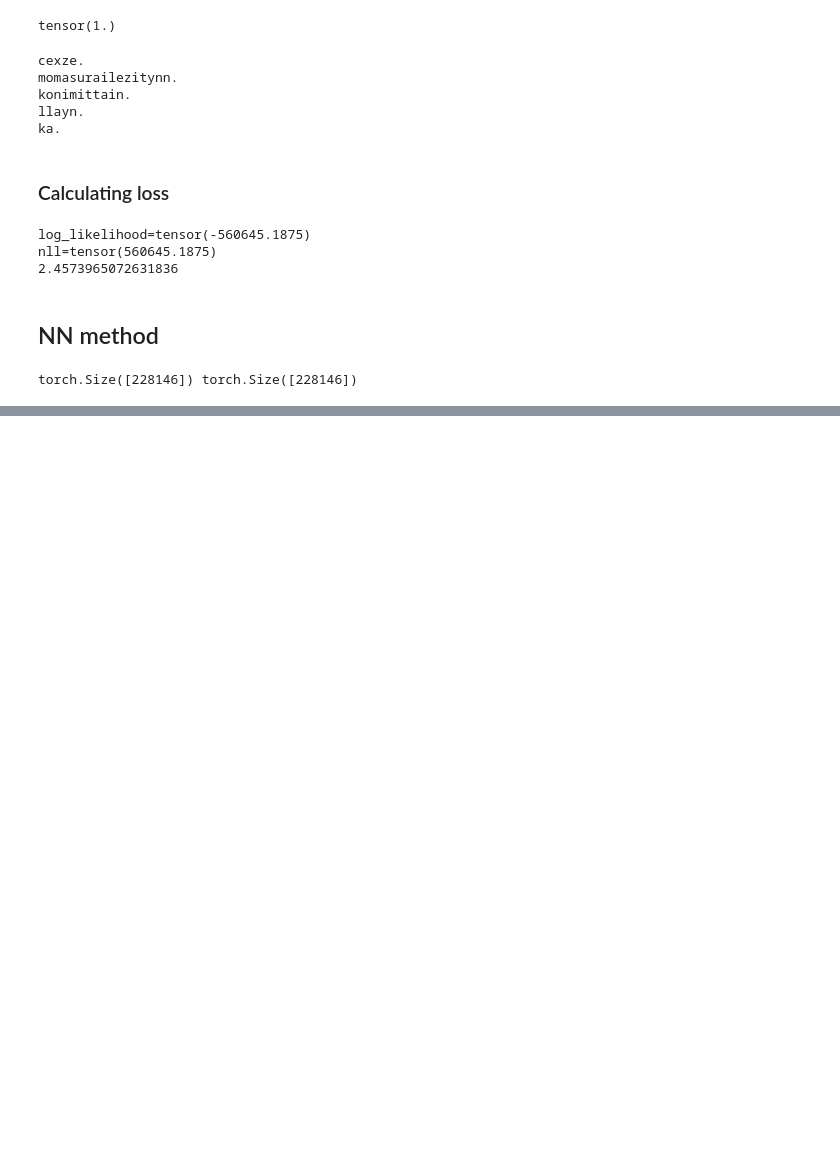
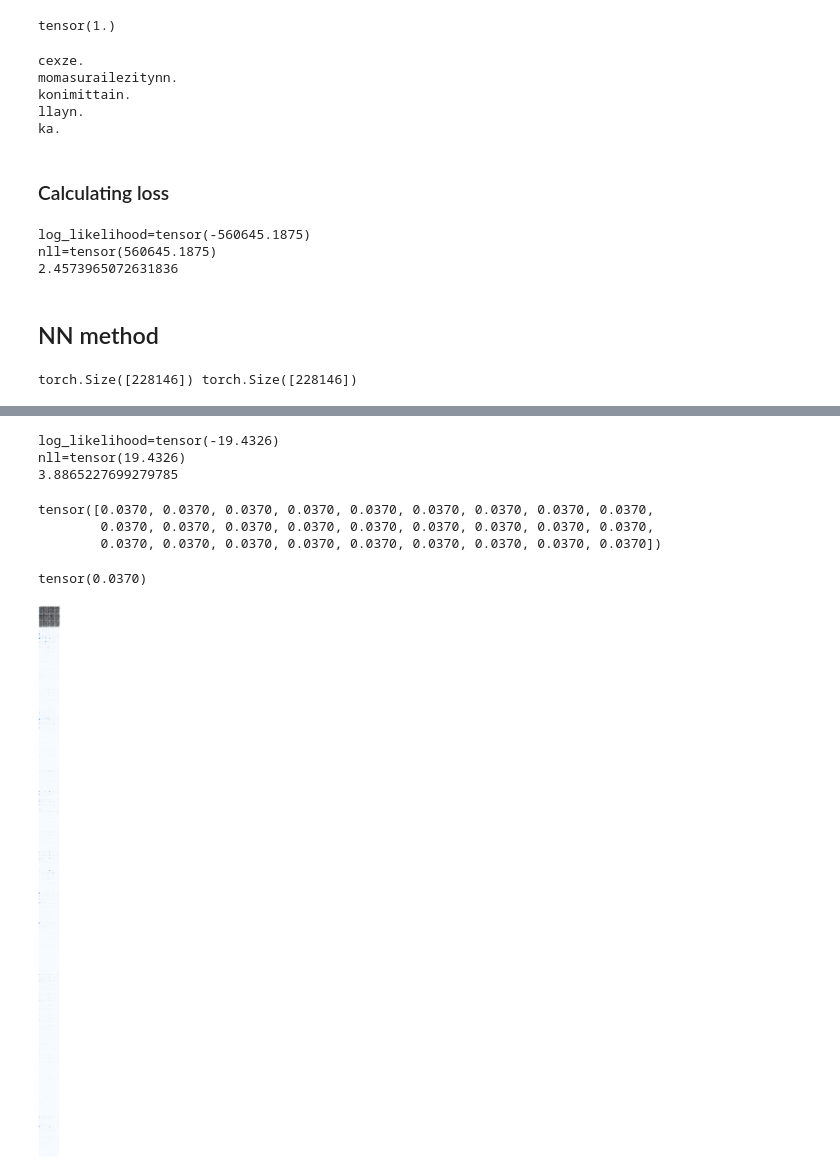
Before and after one commit to Pavan-Balaji22/LLM-from-scratch, a Jupyter notebook: Unique-Name-Generation-bigram.ipynb, the cells around one changed output, grey strips where cells are left out. Drawn from its saved outputs; the diff is of its cells as text; code cells hidden in the pictures; blank space fills up the shorter version.

Commit message:
feat: started trigram model

```diff
--- a/Unique-Name-Generation-bigram.ipynb
+++ b/Unique-Name-Generation-bigram.ipynb
@@ -136,6 +135,6 @@ torch.Size([228146, 27])
 # %%
 g = torch.Generator().manual_seed(2147483647)
-W =torch.randn((27,27),requires_grad =True,generator = g).float()
+W =torch.randn((27,27),requires_grad =True)
 # %%
 for x in range(1000):
     #forward pass
@@ -177,0 +189,3 @@ ka.
+# %%
+triP = trigramModel + 1
+triP = triP/triP.sum(1,keepdim=True)
@@ -177,0 +216,52 @@ ka.
+# %%
+log_likelihood = 0.0
+n = 0
+
+for w in names:
+  a = ['.'] + list(w) + ['.']
+for ch1,ch2,ch3 in zip(a,a[1:],a[2:]):
+    ix1 = triuniques[ch1,ch2]
+    ix2 = uniques[ch3]
+    prob = triP[ix1, ix2]
+    logprob = torch.log(prob)
+    log_likelihood += logprob
+    n += 1
+
+print(f'{log_likelihood=}')
+nll = -log_likelihood
+print(f'{nll=}')
+print(f'{nll/n}')
+# %% [output]
+log_likelihood=tensor(-19.4326)
+nll=tensor(19.4326)
+3.8865227699279785
+# %%
+triP[triuniques[".","."]]
+# %% [output]
+tensor([0.0370, 0.0370, 0.0370, 0.0370, 0.0370, 0.0370, 0.0370, 0.0370, 0.0370,
+        0.0370, 0.0370, 0.0370, 0.0370, 0.0370, 0.0370, 0.0370, 0.0370, 0.0370,
+        0.0370, 0.0370, 0.0370, 0.0370, 0.0370, 0.0370, 0.0370, 0.0370, 0.0370])
+# %%
+for x in names:
+    a = "."+x+"."
+    for ch1,ch2,ch3 in zip(a,a[1:],a[2:]):
+        tridict[ch1,ch2,ch3] = tridict.get((ch1,ch2,ch3),0) + 1
+# %%
+triP[0,0]
+# %% [output]
+tensor(0.0370)
+# %%
+fig,axes = plt.subplots()
+fig.set_figheight(100)
+fig.set_figwidth(500)
+axes.imshow(trigramModel,cmap="Blues")
+axes.set_xticks(list(uniques.values()),list(uniques.keys()))
+axes.tick_params(axis="x",top = True,bottom=False,labeltop = True,labelbottom = False)
+axes.set_axis_off()
+for x in range(bigramModel.shape[0]):
+    for y in range(bigramModel.shape[1]):
+        axes.annotate(f"{rev_uniques[y]} {rev_uniques[x]}\n{trigramModel[y,x].item():.0f}",(x-.4,y+.15))
+axes.set_yticks(list(uniques.values()),list(uniques.keys()))
+plt.show()
+# %% [output]
+[figure, added]
```
Also changed, not shown: parts of 11 cells of this notebook.
